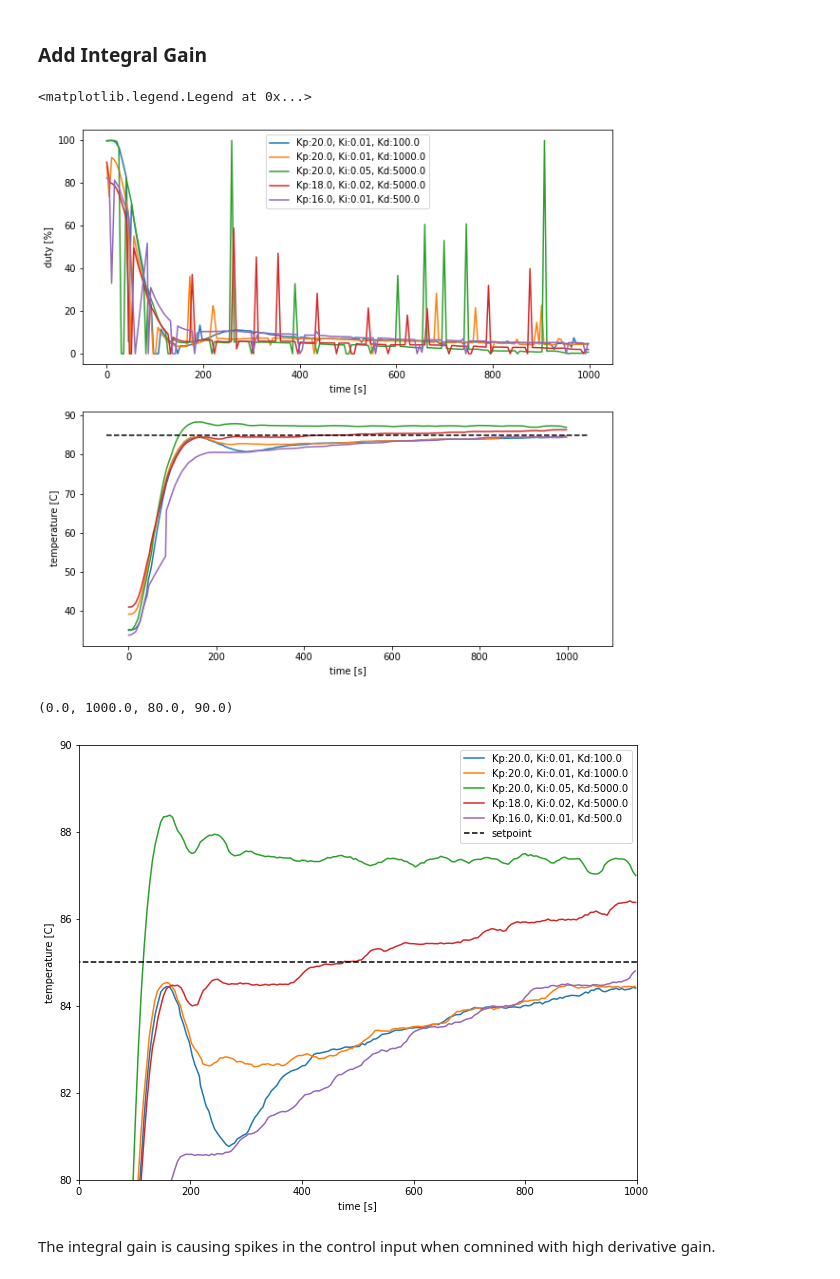
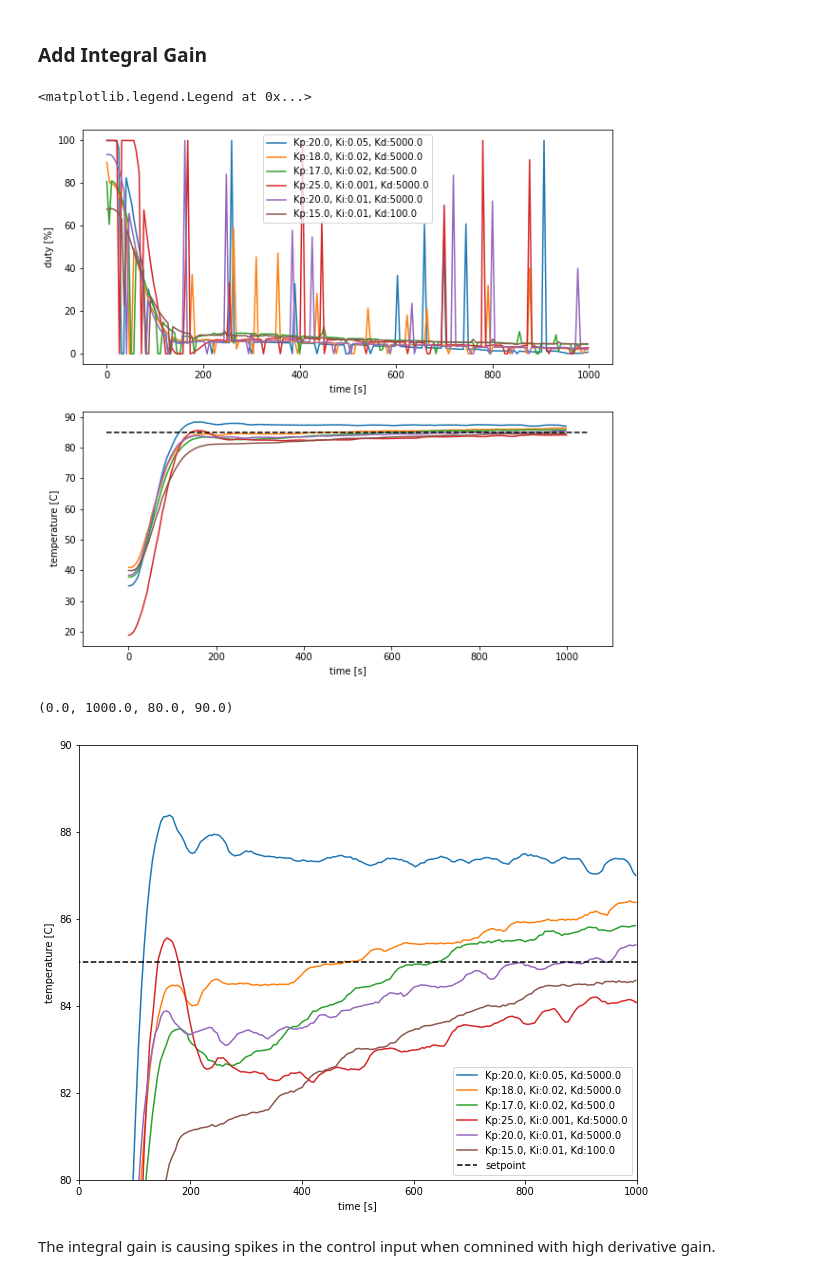
Before and after one commit to willhunt/silvia, a Jupyter notebook: docs/docs/control/assets/silvia_manual_tuning.ipynb, the cells around one changed output. Saved outputs shown, nothing was run; the diff lists cells and outputs as text; code cells hidden in the pictures.

```diff
--- a/docs/docs/control/assets/silvia_manual_tuning.ipynb
+++ b/docs/docs/control/assets/silvia_manual_tuning.ipynb
@@ -365,0 +443,12 @@ Gains: [2.1130, 0.0008, 0.0000]
+# %%
+dataset = load_silvia_response("silvia_response_data_kp3.4ki0.012kd105_v01.json", time=[0, 1000])
+label = "Kp:{0}, Ki:{1}, Kd:{2}".format(dataset["K"][0], dataset["K"][1], dataset["K"][2])
+fig, ax = plt.subplots(figsize=(16, 6))
+ax.plot(dataset["t"], dataset["u"], label="control")
+ax.plot(dataset["t"], dataset["T"], label="response")
+ax.set_xlabel('time [s]')
+ax.set_ylabel('duty [%], temperature [C]')
+ax.set_xlim(0, 1000)
+ax.plot(ax.get_xlim(), [setpoint, setpoint], '--', c='k', label="setpoint")
+ax.legend()
+ax.set_title(label)
@@ -413,29 +507,33 @@ ax_T.axis([0,800, 75,95])
 ### Add Integral Gain
 # %%
 dataset_filenames = [
-    "silvia_response_data_kp20ki0.01kd100_v01.json",
-    "silvia_response_data_kp20ki0.01kd1000_v01.json",
+#     "silvia_response_data_kp20ki0.01kd100_v01.json",
+#     "silvia_response_data_kp20ki0.01kd1000_v01.json",
     "silvia_response_data_kp20ki0.05kd5000_v01.json",
 #     "silvia_response_data_kp20ki1kd1000_v01.json",
     "silvia_response_data_kp18ki0.02kd5000_v01.json",
-    "silvia_response_data_kp16ki0.01kd500_v01.json",
+#     "silvia_response_data_kp16ki0.01kd500_v01.json",
 #     "silvia_response_data_kp8ki0.1kd400_v01.json"
+    "silvia_response_data_kp17ki0.02kd500_v01.json",
+    "silvia_response_data_kp25ki0.001kd5000_v01.json",
+    "silvia_response_data_kp20ki0.01kd5000_v01.json",
+    "silvia_response_data_kp15ki0.01kd100_v01.json",
 ]
 datasets = load_silvia_responses(dataset_filenames, time=[0, 1000])
 fig, [ax_u, ax_T] = plt.subplots(nrows=2, ncols=1, figsize=(10, 10))
 for dataset in datasets:
     label = "Kp:{0}, Ki:{1}, Kd:{2}".format(dataset["K"][0], dataset["K"][1], dataset["K"][2])
     ax_u.plot(dataset["t"], dataset["u"], label=label)
     ax_T.plot(dataset["t"], dataset["T"], label=label)
 ax_T.plot(ax_T.get_xlim(), [setpoint, setpoint], '--', c='k')
 ax_u.set_xlabel('time [s]')
 ax_u.set_ylabel('duty [%]')
 ax_T.set_xlabel('time [s]')
 ax_T.set_ylabel('temperature [C]')
 ax_u.legend()
 # %% [output]
 <matplotlib.legend.Legend at 0x...>
-[figure, old version]
+[figure, new version]
 # %%
 fig, ax_T = plt.subplots(figsize=(10, 8))
 for dataset in datasets:
@@ -448,6 +546,6 @@ ax_T.legend()
 ax_T.axis([0,1000, 80,90])
 # %% [output]
 (0.0, 1000.0, 80.0, 90.0)
-[figure, old version]
+[figure, new version]
 # %% [markdown]
 The integral gain is causing spikes in the control input when comnined with high derivative gain.
```
Also changed, not shown: parts of 9 cells of this notebook, 19 other files.
